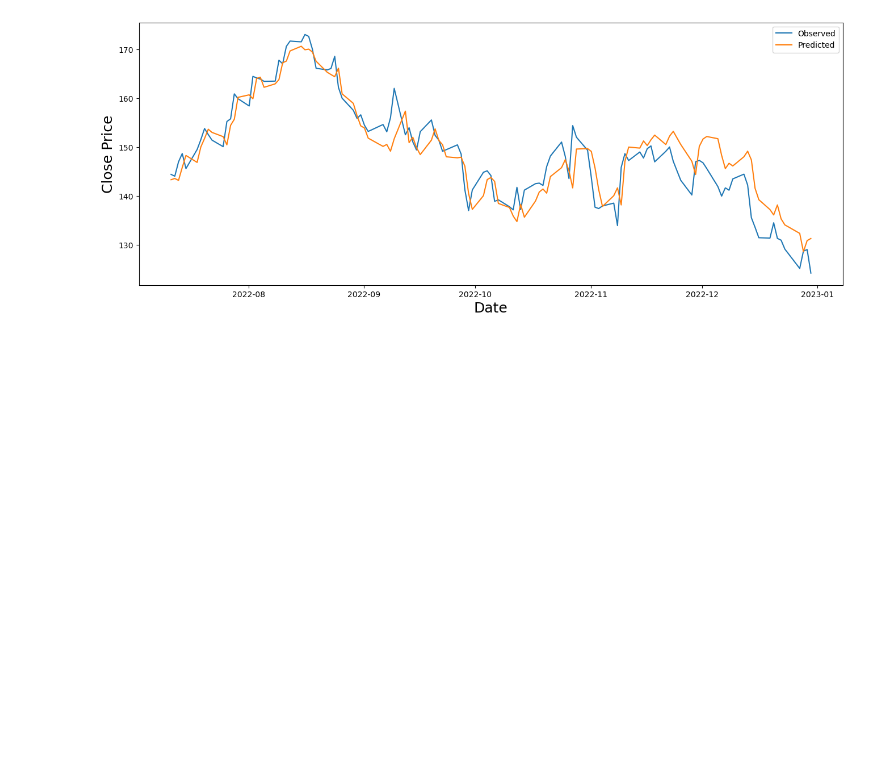
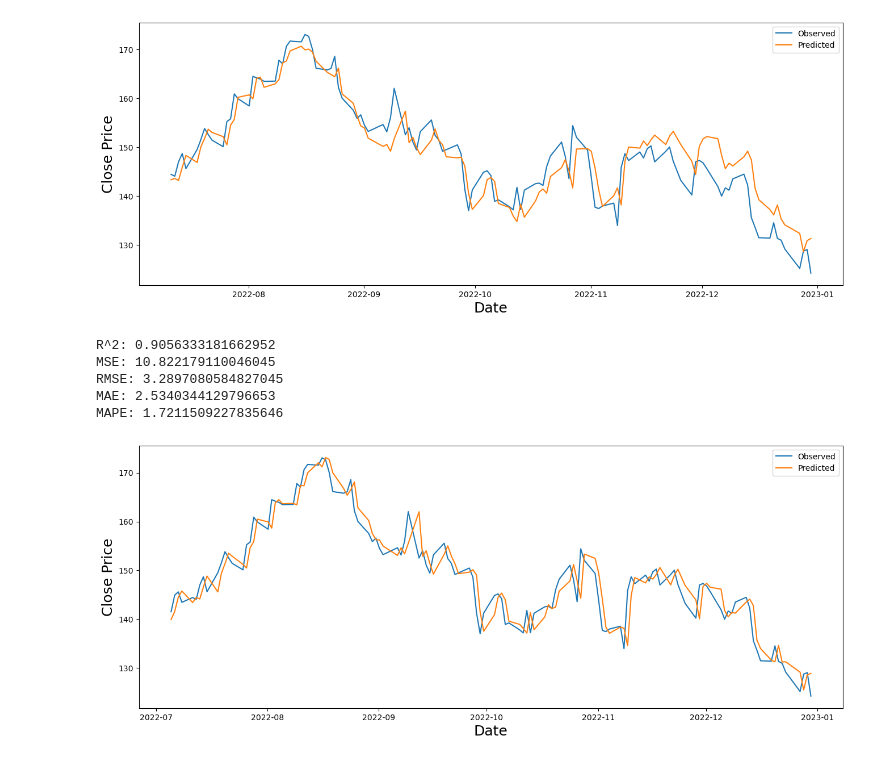
Before and after one commit to luo-simon/stock-predictions, a Jupyter notebook: src/visualisation/results.ipynb, the cells around one changed output. Cells and saved outputs as stored; diff of their text form; code cells hidden in the pictures; blank space fills up the shorter version.

```diff
--- a/src/visualisation/results.ipynb
+++ b/src/visualisation/results.ipynb
@@ -67,4 +67,14 @@ MAPE: 2.2814263629642224
 [figure]
 # %%
 from src.models.ARIMA.evaluate import eval
-y_pred, y_true = eval(features, sequence_len, run_id)
+
+p, d, q = 2, 1, 3
+run_id = "b535292cf0aa4b67aceb43ac213e66f9"
+y_pred, y_true = eval(p, d, q, run_id)
+# %% [output]
+R^2: 0.9056333181662952
+MSE: 10.822179110046045
+RMSE: 3.2897080584827045
+MAE: 2.5340344129796653
+MAPE: 1.7211509227835646
+[figure, added]
```
Also changed, not shown: 9 other files.
